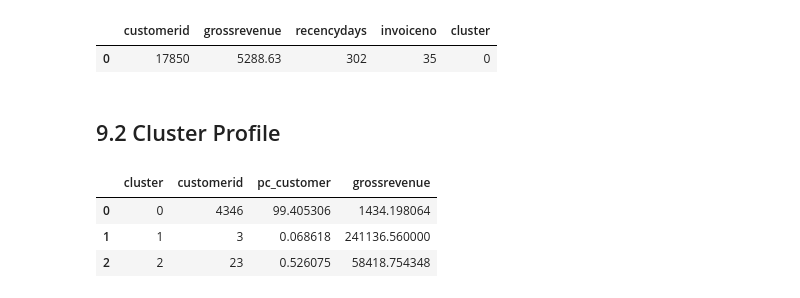
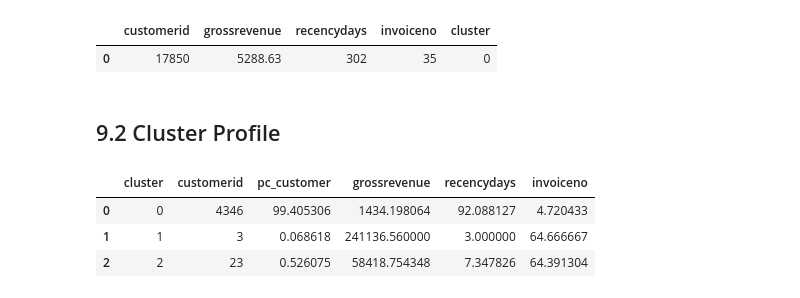
Before and after one commit to ViniciusKos/insiders_clustering, a Jupyter notebook: cluster.ipynb, the cells around one changed output. Drawn from its saved outputs; the diff is of its cells as text; code cells hidden in the pictures.

Commit message:
finish cluster analysis

```diff
--- a/cluster.ipynb
+++ b/cluster.ipynb
@@ -328,18 +328,25 @@ fig.show()
 # %%
 # Number of customer
 df_cluster=df9[['customerid','cluster']].groupby('cluster').count().reset_index()
 df_cluster['pc_customer']=100*df_cluster['customerid']/df_cluster['customerid'].sum()
 
 # Avg Gross Revenue
 df_avg_gross_revenue= df9[['grossrevenue','cluster']].groupby( 'cluster' ).mean().reset_index()
 df_cluster= df_cluster.merge( df_avg_gross_revenue, how='inner', on='cluster')
 
 # Avg recency days
+df_avg_recencydays= df9[['recencydays','cluster']].groupby( 'cluster' ).mean().reset_index()
+df_cluster= df_cluster.merge( df_avg_recencydays, how='inner', on='cluster')
+
 
 # Avg invoice_no
+df_avg_invoiceno= df9[['invoiceno','cluster']].groupby( 'cluster' ).mean().reset_index()
+df_cluster= df_cluster.merge( df_avg_invoiceno, how='inner', on='cluster')
+
+
 df_cluster
 # %% [output]
-|  | cluster | customerid | pc_customer | grossrevenue |
-| 0 | 0 | 4346 | 99.405306 | 1434.198064 |
-| 1 | 1 | 3 | 0.068618 | 241136.560000 |
-| 2 | 2 | 23 | 0.526075 | 58418.754348 |
+|  | cluster | customerid | pc_customer | grossrevenue | recencydays | invoiceno |
+| 0 | 0 | 4346 | 99.405306 | 1434.198064 | 92.088127 | 4.720433 |
+| 1 | 1 | 3 | 0.068618 | 241136.560000 | 3.000000 | 64.666667 |
+| 2 | 2 | 23 | 0.526075 | 58418.754348 | 7.347826 | 64.391304 |
```
Also changed, not shown: parts of 3 cells of this notebook.
